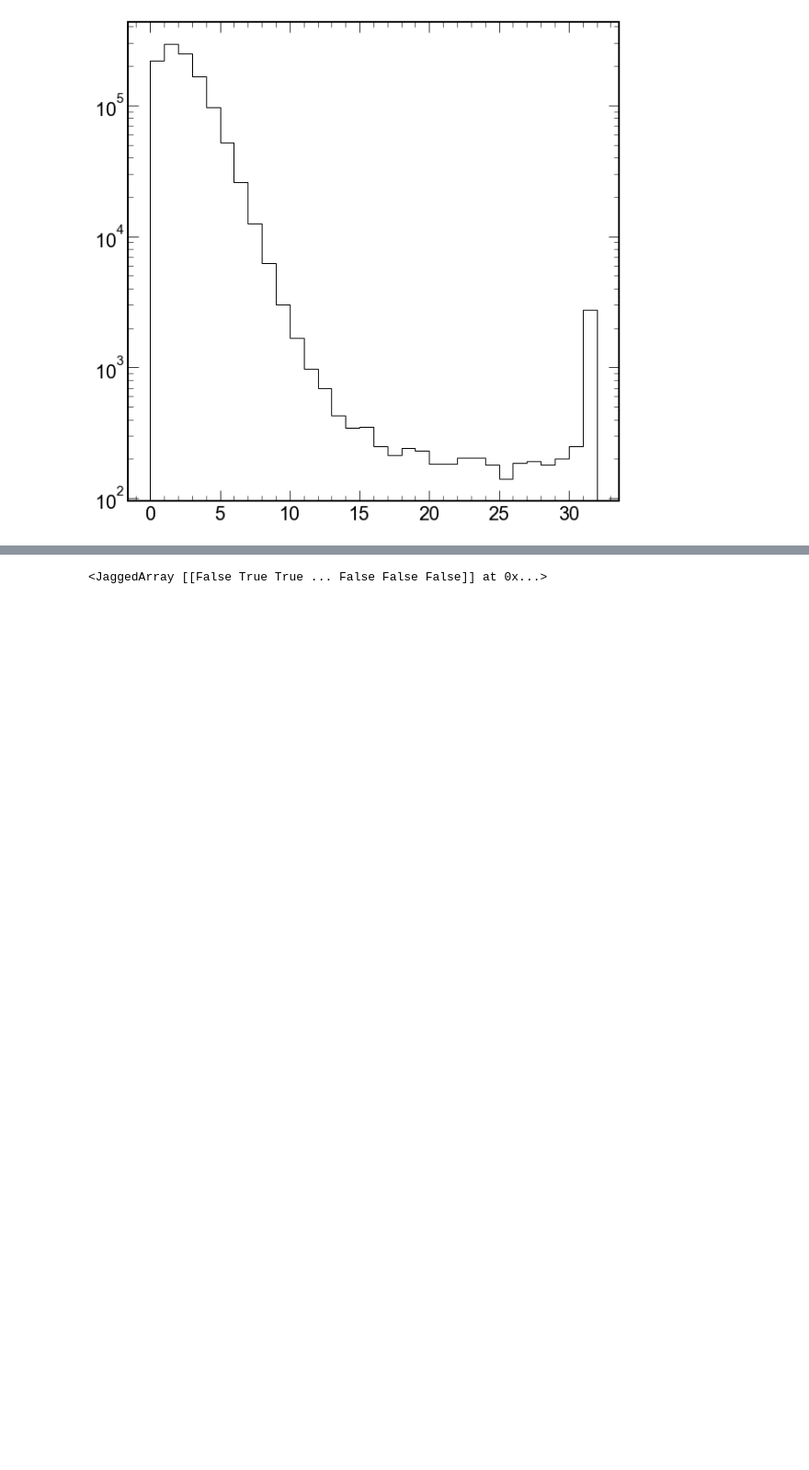
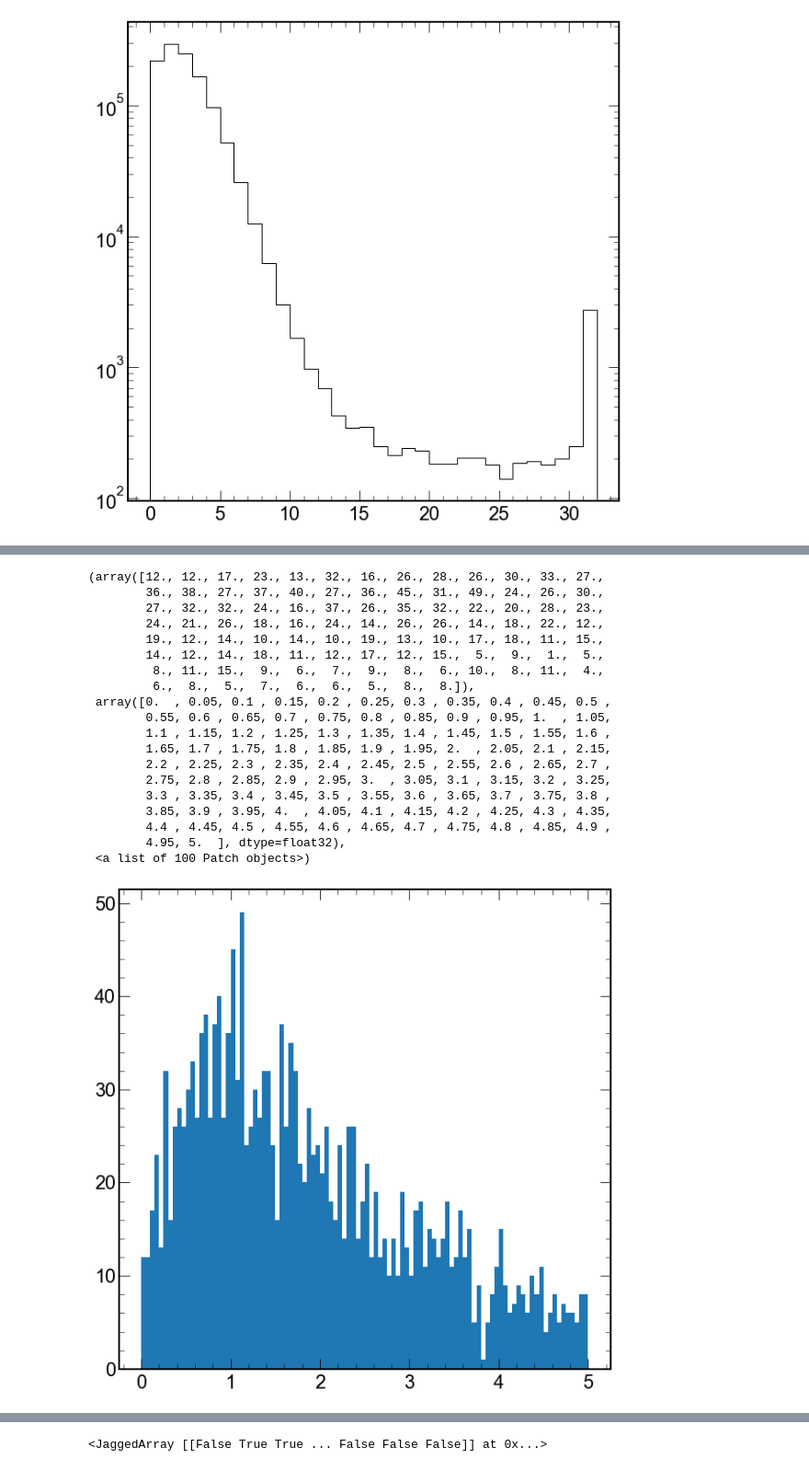
Before and after one commit to bdrum/cern-physics, a Jupyter notebook: notebooks/RhoPrime.ipynb, the cells around one changed output, grey strips where cells are left out. Shown at 92% size. Cells and saved outputs as stored; diff of their text form; code cells hidden in the pictures; blank space fills up the shorter version.

```diff
--- a/notebooks/RhoPrime.ipynb
+++ b/notebooks/RhoPrime.ipynb
@@ -304,0 +233,25 @@ ValueError: The truth value of an array with more than one element is ambiguous.
+# %%
+pt = np.sqrt(data['TrackPx'].sum()**2  + data['TrackPy'].sum()**2)
+counts, bins = np.histogram(pt, bins=100, range=(0,5))
+plt.hist(pt,bins=bins)
+# %% [output]
+(array([12., 12., 17., 23., 13., 32., 16., 26., 28., 26., 30., 33., 27.,
+        36., 38., 27., 37., 40., 27., 36., 45., 31., 49., 24., 26., 30.,
+        27., 32., 32., 24., 16., 37., 26., 35., 32., 22., 20., 28., 23.,
+        24., 21., 26., 18., 16., 24., 14., 26., 26., 14., 18., 22., 12.,
+        19., 12., 14., 10., 14., 10., 19., 13., 10., 17., 18., 11., 15.,
+        14., 12., 14., 18., 11., 12., 17., 12., 15.,  5.,  9.,  1.,  5.,
+         8., 11., 15.,  9.,  6.,  7.,  9.,  8.,  6., 10.,  8., 11.,  4.,
+         6.,  8.,  5.,  7.,  6.,  6.,  5.,  8.,  8.]),
+ array([0.  , 0.05, 0.1 , 0.15, 0.2 , 0.25, 0.3 , 0.35, 0.4 , 0.45, 0.5 ,
+        0.55, 0.6 , 0.65, 0.7 , 0.75, 0.8 , 0.85, 0.9 , 0.95, 1.  , 1.05,
+        1.1 , 1.15, 1.2 , 1.25, 1.3 , 1.35, 1.4 , 1.45, 1.5 , 1.55, 1.6 ,
+        1.65, 1.7 , 1.75, 1.8 , 1.85, 1.9 , 1.95, 2.  , 2.05, 2.1 , 2.15,
+        2.2 , 2.25, 2.3 , 2.35, 2.4 , 2.45, 2.5 , 2.55, 2.6 , 2.65, 2.7 ,
+        2.75, 2.8 , 2.85, 2.9 , 2.95, 3.  , 3.05, 3.1 , 3.15, 3.2 , 3.25,
+        3.3 , 3.35, 3.4 , 3.45, 3.5 , 3.55, 3.6 , 3.65, 3.7 , 3.75, 3.8 ,
+        3.85, 3.9 , 3.95, 4.  , 4.05, 4.1 , 4.15, 4.2 , 4.25, 4.3 , 4.35,
+        4.4 , 4.45, 4.5 , 4.55, 4.6 , 4.65, 4.7 , 4.75, 4.8 , 4.85, 4.9 ,
+        4.95, 5.  ], dtype=float32),
+ <a list of 100 Patch objects>)
+[figure, added]
```
Also changed, not shown: parts of 11 cells of this notebook, 1 other file.
